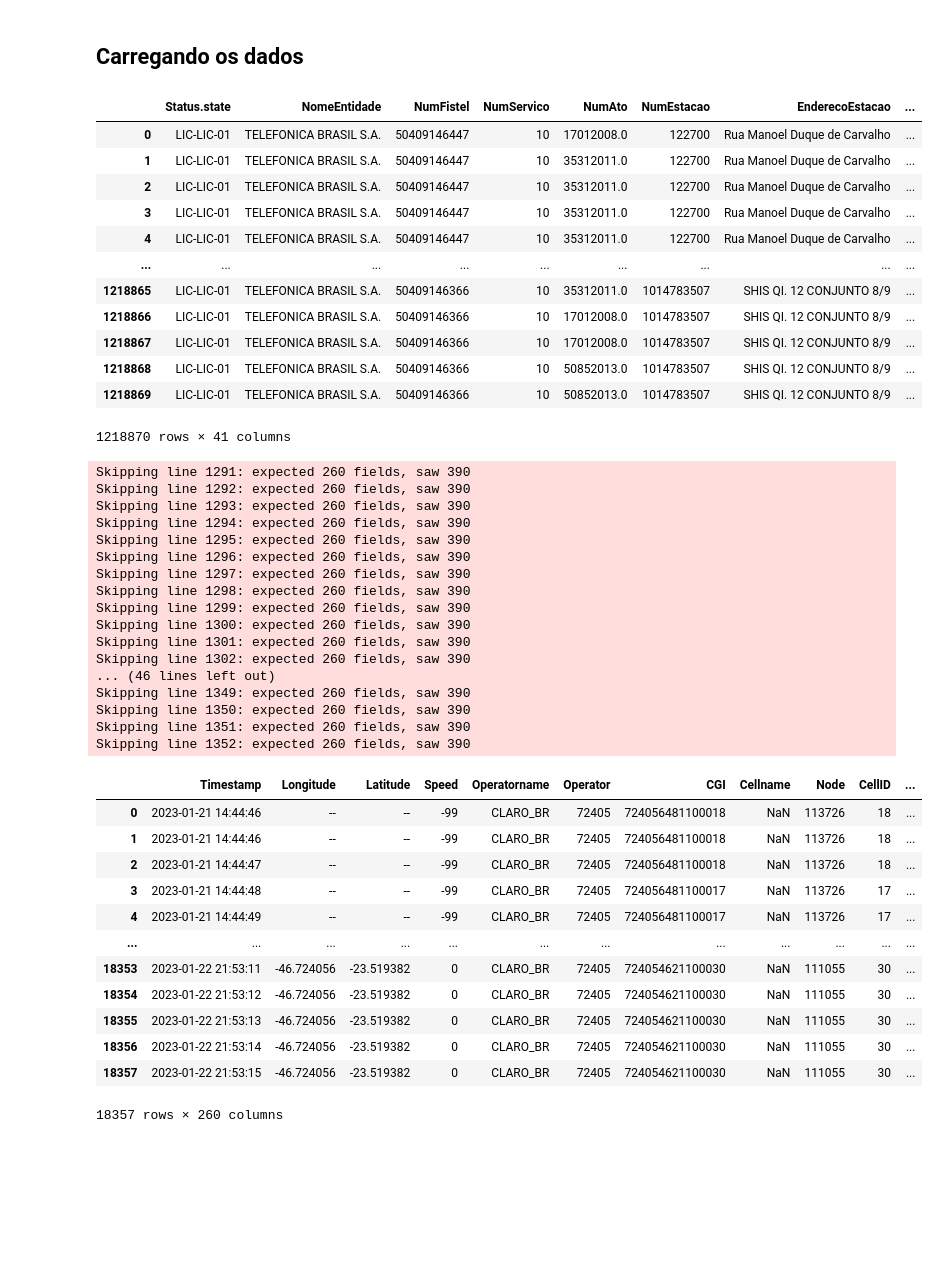
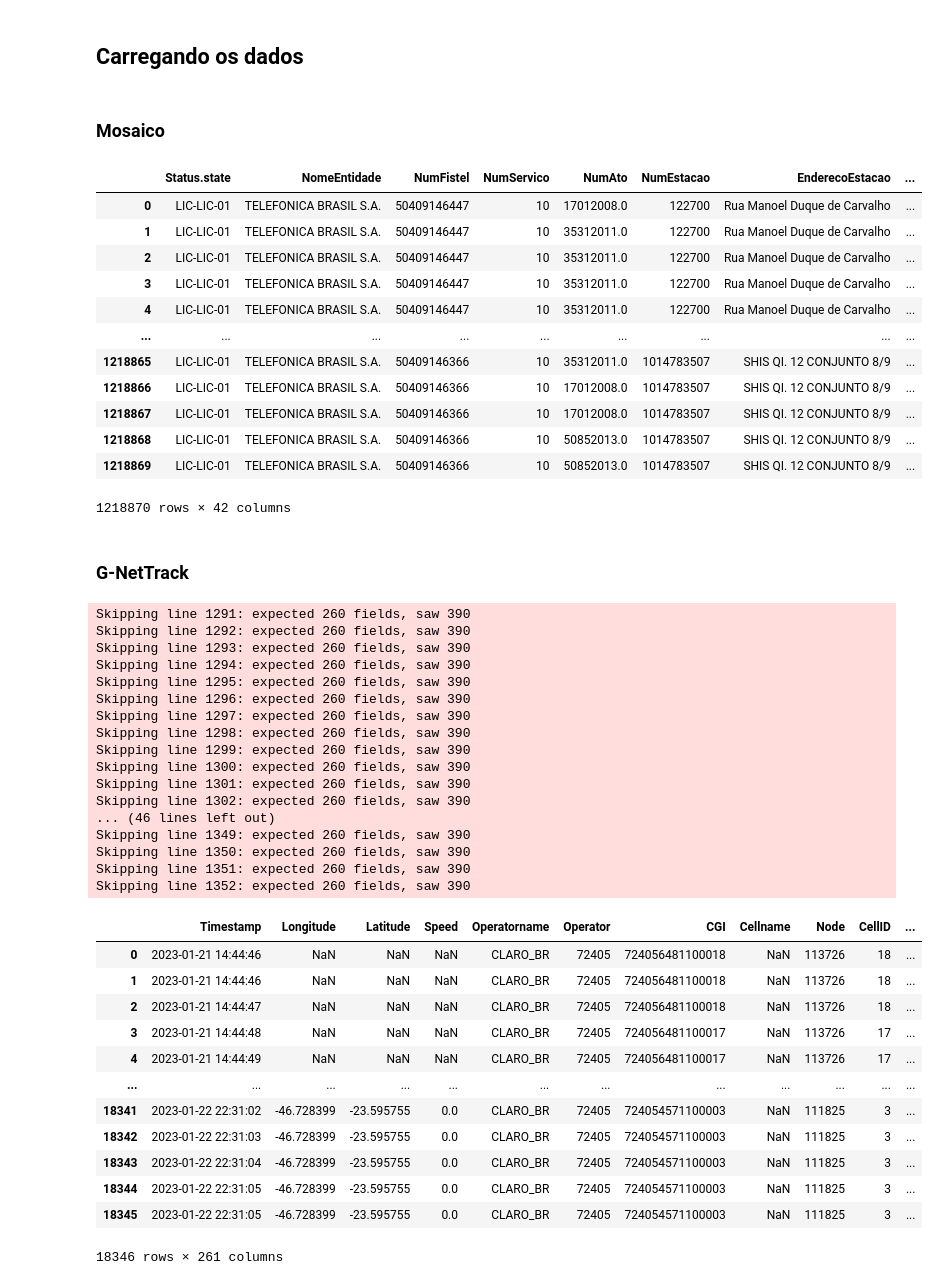
Before and after one commit to intrig-unicamp/hackathon5G, a Jupyter notebook: challenges/submission-template.ipynb, the cells around one changed output. Cells and saved outputs as stored; diff of their text form; code cells hidden in the pictures; blank space fills up the shorter version.

```diff
--- a/challenges/submission-template.ipynb
+++ b/challenges/submission-template.ipynb
@@ -93,6 +76,8 @@ from urllib.parse import urlparse, parse_qsl
 pd.set_option('display.max_columns', None)
 # %% [markdown]
 ## Carregando os dados
+# %% [markdown]
+### Mosaico
 # %%
 MOSAICO_PATH = f'{DATA_PATH_PREFIX}/mosaico'
 
@@ -103,10 +88,11 @@ regions = [
     'brasília',
 ]
 
-ERBs = pd.concat([ pd.read_csv(f'{MOSAICO_PATH}/mosaico-erbs-{region}.zip', encoding='iso-8859-1', low_memory=False) for region in regions ], ignore_index=True, copy=True)
+ERBs = pd.concat([ pd.read_csv(f'{MOSAICO_PATH}/mosaico-erbs-{region}.zip', encoding='iso-8859-1', low_memory=False) for region in regions ], ignore_index=True).copy()
 ERBs.replace({ 'Tecnologia': { 'NR ': 'NR', 'WDCMA': 'WCDMA' } }, inplace=True)
 ERBs['Tecnologia_gen'] = ERBs.Tecnologia.map({ 'GSM': '2G', 'WCDMA': '3G', 'LTE': '4G', 'NR': '5G' })
 ERBs.Azimute = ERBs.Azimute.str.replace(',', '.').replace('V', np.nan).astype(np.float64)
+ERBs['Azimute_rad'] = ERBs.Azimute.apply(lambda val: val * np.pi/180)
 ERBs
 # %% [output]
 |  | Status.state | NomeEntidade | NumFistel | NumServico | NumAto | NumEstacao | EnderecoEstacao | ... |
@@ -121,44 +107,64 @@ ERBs
 | 1218867 | LIC-LIC-01 | TELEFONICA BRASIL S.A. | 50409146366 | 10 | 17012008.0 | 1014783507 | SHIS QI. 12 CONJUNTO 8/9 | ... |
 | 1218868 | LIC-LIC-01 | TELEFONICA BRASIL S.A. | 50409146366 | 10 | 50852013.0 | 1014783507 | SHIS QI. 12 CONJUNTO 8/9 | ... |
 | 1218869 | LIC-LIC-01 | TELEFONICA BRASIL S.A. | 50409146366 | 10 | 50852013.0 | 1014783507 | SHIS QI. 12 CONJUNTO 8/9 | ... |
-1218870 rows × 41 columns
+1218870 rows × 42 columns
+# %% [markdown]
+### G-NetTrack
 # %%
 GNETTRACKPRO_PATH = f'{DATA_PATH_PREFIX}/g-nettrack-pro'
 
 datasets = [ file for file in os.listdir(GNETTRACKPRO_PATH) if file.endswith('.txt') ]
 
-gnetDf = pd.concat([ pd.read_csv(f'{GNETTRACKPRO_PATH}/{dataset}', sep='\t', low_memory=False, on_bad_lines='warn') for dataset in datasets ], ignore_index=True, copy=True)
-gnetDf.drop(gnetDf.loc[gnetDf['Timestamp'] == 'Timestamp'].index, inplace=True)
-gnetDf['Timestamp'] = pd.to_datetime(gnetDf['Timestamp'], format='%Y.%m.%d_%H.%M.%S')
+gnetDf = pd.concat([ pd.read_csv(f'{GNETTRACKPRO_PATH}/{dataset}', sep='\t', low_memory=False, on_bad_lines='warn') for dataset in datasets ]).copy()
+gnetDf.drop(gnetDf.loc[gnetDf.Timestamp == 'Timestamp'].index, inplace=True)
+gnetDf.Timestamp = pd.to_datetime(gnetDf.Timestamp, format='%Y.%m.%d_%H.%M.%S')
+gnetDf['Timestamp_seconds'] = gnetDf.Timestamp.astype(int) // 10**9
+gnetDf.sort_values('Timestamp', inplace=True, ignore_index=True)
+gnetDf.replace({
+    'Altitude': { '--': np.nan },
+    'CHARGING': { 'true': True, 'false': False },
+    **{ k: { '--': np.nan } for k in ['Longitude', 'Latitude', 'NetworkTech', 'Accuracy'] },
+    **{ k: { '-': np.nan } for k in ['CQI', 'SNR', 'Qual', 'LTERSSI'] },
+}, inplace=True)
+gnetDf = gnetDf.astype({
+    **{ k: 'string' for k in ['NetworkTech', 'NetworkMode', 'Location', 'State', 'EVENT', 'CGI', 'Node', 'CellID', 'LAC', 'Operatorname', 'Operator', 'IP'] },
+    **{ k: np.float64 for k in ['Longitude', 'Latitude', 'Speed', 'Accuracy', 'SNR', 'Level', 'Qual', 'CQI', 'LTERSSI', 'ARFCN', 'DL_bitrate', 'UL_bitrate', 'PSC', 'Altitude', 'Height'] },
+    **{ k: np.int32 for k in ['BATTERY'] },
+})
+gnetDf.replace({
+    'Altitude': { 0: np.nan },
+    'Height': { 0: np.nan, -10000: np.nan },
+    'Speed': { -99: np.nan },
+}, inplace=True)
 gnetDf
 # %% [output]
 Skipping line 1291: expected 260 fields, saw 390
 Skipping line 1292: expected 260 fields, saw 390
 Skipping line 1293: expected 260 fields, saw 390
 Skipping line 1294: expected 260 fields, saw 390
 Skipping line 1295: expected 260 fields, saw 390
 Skipping line 1296: expected 260 fields, saw 390
 Skipping line 1297: expected 260 fields, saw 390
 Skipping line 1298: expected 260 fields, saw 390
 Skipping line 1299: expected 260 fields, saw 390
 Skipping line 1300: expected 260 fields, saw 390
 Skipping line 1301: expected 260 fields, saw 390
 Skipping line 1302: expected 260 fields, saw 390
 ... (46 lines left out)
 Skipping line 1349: expected 260 fields, saw 390
 Skipping line 1350: expected 260 fields, saw 390
 Skipping line 1351: expected 260 fields, saw 390
 Skipping line 1352: expected 260 fields, saw 390
 |  | Timestamp | Longitude | Latitude | Speed | Operatorname | Operator | CGI | Cellname | Node | CellID | ... |
-| 0 | 2023-01-21 14:44:46 | -- | -- | -99 | CLARO_BR | 72405 | 724056481100018 | NaN | 113726 | 18 | ... |
-| 1 | 2023-01-21 14:44:46 | -- | -- | -99 | CLARO_BR | 72405 | 724056481100018 | NaN | 113726 | 18 | ... |
-| 2 | 2023-01-21 14:44:47 | -- | -- | -99 | CLARO_BR | 72405 | 724056481100018 | NaN | 113726 | 18 | ... |
-| 3 | 2023-01-21 14:44:48 | -- | -- | -99 | CLARO_BR | 72405 | 724056481100017 | NaN | 113726 | 17 | ... |
-| 4 | 2023-01-21 14:44:49 | -- | -- | -99 | CLARO_BR | 72405 | 724056481100017 | NaN | 113726 | 17 | ... |
+| 0 | 2023-01-21 14:44:46 | NaN | NaN | NaN | CLARO_BR | 72405 | 724056481100018 | NaN | 113726 | 18 | ... |
+| 1 | 2023-01-21 14:44:46 | NaN | NaN | NaN | CLARO_BR | 72405 | 724056481100018 | NaN | 113726 | 18 | ... |
+| 2 | 2023-01-21 14:44:47 | NaN | NaN | NaN | CLARO_BR | 72405 | 724056481100018 | NaN | 113726 | 18 | ... |
+| 3 | 2023-01-21 14:44:48 | NaN | NaN | NaN | CLARO_BR | 72405 | 724056481100017 | NaN | 113726 | 17 | ... |
+| 4 | 2023-01-21 14:44:49 | NaN | NaN | NaN | CLARO_BR | 72405 | 724056481100017 | NaN | 113726 | 17 | ... |
 | ... | ... | ... | ... | ... | ... | ... | ... | ... | ... | ... | ... |
-| 18353 | 2023-01-22 21:53:11 | -46.724056 | -23.519382 | 0 | CLARO_BR | 72405 | 724054621100030 | NaN | 111055 | 30 | ... |
-| 18354 | 2023-01-22 21:53:12 | -46.724056 | -23.519382 | 0 | CLARO_BR | 72405 | 724054621100030 | NaN | 111055 | 30 | ... |
-| 18355 | 2023-01-22 21:53:13 | -46.724056 | -23.519382 | 0 | CLARO_BR | 72405 | 724054621100030 | NaN | 111055 | 30 | ... |
-| 18356 | 2023-01-22 21:53:14 | -46.724056 | -23.519382 | 0 | CLARO_BR | 72405 | 724054621100030 | NaN | 111055 | 30 | ... |
-| 18357 | 2023-01-22 21:53:15 | -46.724056 | -23.519382 | 0 | CLARO_BR | 72405 | 724054621100030 | NaN | 111055 | 30 | ... |
+| 18341 | 2023-01-22 22:31:02 | -46.728399 | -23.595755 | 0.0 | CLARO_BR | 72405 | 724054571100003 | NaN | 111825 | 3 | ... |
+| 18342 | 2023-01-22 22:31:03 | -46.728399 | -23.595755 | 0.0 | CLARO_BR | 72405 | 724054571100003 | NaN | 111825 | 3 | ... |
+| 18343 | 2023-01-22 22:31:04 | -46.728399 | -23.595755 | 0.0 | CLARO_BR | 72405 | 724054571100003 | NaN | 111825 | 3 | ... |
+| 18344 | 2023-01-22 22:31:05 | -46.728399 | -23.595755 | 0.0 | CLARO_BR | 72405 | 724054571100003 | NaN | 111825 | 3 | ... |
+| 18345 | 2023-01-22 22:31:05 | -46.728399 | -23.595755 | 0.0 | CLARO_BR | 72405 | 724054571100003 | NaN | 111825 | 3 | ... |
-18357 rows × 260 columns
+18346 rows × 261 columns
```
Also changed, not shown: parts of 5 cells of this notebook, 6 other files.
